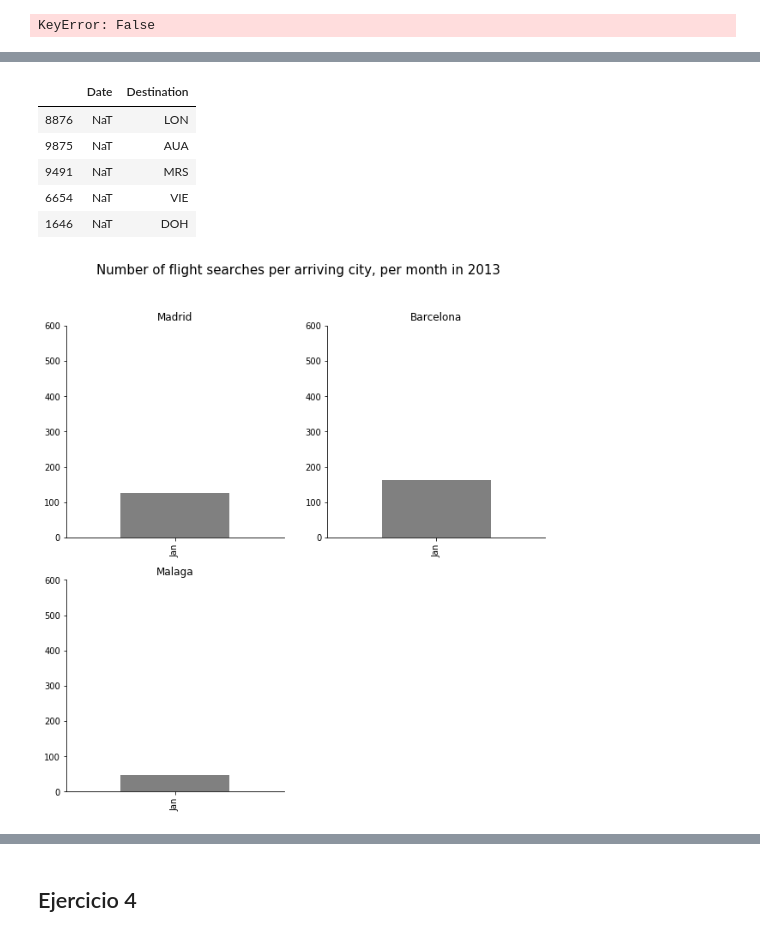
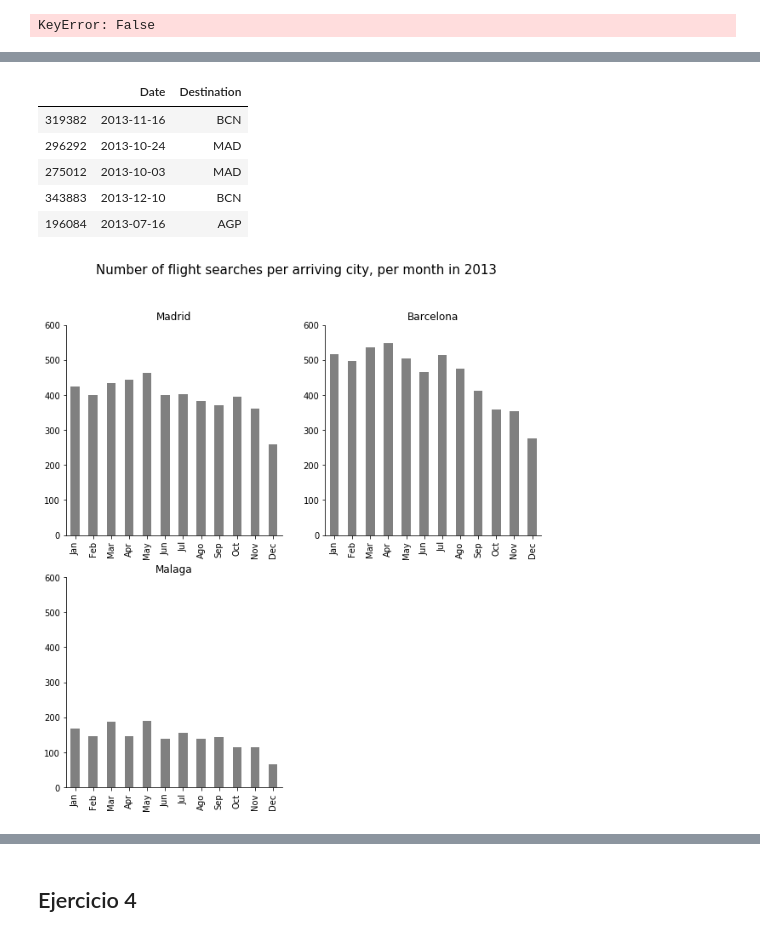
Before and after one commit to isabelpuche/Amadeus_Challenge, a Jupyter notebook: Amadeus_Challenge.ipynb, the cells around one changed output, grey strips where cells are left out. Drawn from its saved outputs; the diff is of its cells as text; code cells hidden in the pictures.

Commit message:
Finalización Tercer Ejercicio (función remove duplicates), Lectura archivo _nodup.csv, Realización del plot

```diff
--- a/Amadeus_Challenge.ipynb
+++ b/Amadeus_Challenge.ipynb
@@ -366,25 +405,13 @@ KeyError: False
 import pandas as pd
 pd.set_option('display.max_columns', None)
 
-# Read the csv file (.bz2)
-chunk_i3 = pd.read_csv('/home/isabel/Documentos/Master_KSchool/04_Amadeus_Challenge/searches.csv.bz2',\
-                  sep = "^", usecols = ["Date", "Destination"], parse_dates = ["Date"], chunksize = 1000000)
+# Read the csv file
+df_searches = pd.read_csv('searches_nodup.csv', sep = "^", usecols = ["Date", "Destination"], parse_dates = ["Date"])
 
-# Define the starting Data Frame:
-all_chunks3 = pd.DataFrame()
+# Get query and filter
+query = (df_searches["Destination"] == "MAD") | (df_searches["Destination"] == "BCN") | (df_searches["Destination"] == "AGP")
+df_searches = df_searches[query]
 
-# For loop, with enumerate: we will operate in every chunk and then append:
-for i, chunk3 in enumerate(chunk_i3):
-    print(i, len(chunk3))
-
-    # Get query and filter
-    query = (chunk3["Destination"] == "MAD") | (chunk3["Destination"] == "BCN") | (chunk3["Destination"] == "AGP")
-    result_chunk3 = chunk3[query]
-
-    # Append chunks in the resulting Data Frame:
-    all_chunks3 = all_chunks3.append(result_chunk3)
-
-
-# Print a sample
-all.chunks3.info()
+# Return a sample
+df_searches.sample(5)
 # %% [output]
@@ -426,44 +434,44 @@ memory usage: 15.5+ MB
 # %%
 # Convert dates to datetime
-df_searches["Date"] = pd.to_datetime(all_chunks3["Date"])
+df_searches["Date"] = pd.to_datetime(df_searches["Date"])
 # %%
 df_searches.sample(5)
 # %% [output]
 |  | Date | Destination |
-| 8876 | NaT | LON |
-| 9875 | NaT | AUA |
-| 9491 | NaT | MRS |
-| 6654 | NaT | VIE |
-| 1646 | NaT | DOH |
+| 319382 | 2013-11-16 | BCN |
+| 296292 | 2013-10-24 | MAD |
+| 275012 | 2013-10-03 | MAD |
+| 343883 | 2013-12-10 | BCN |
+| 196084 | 2013-07-16 | AGP |
 # %%
 # 4) Plot results
 
 # 4.1) Define airports and months
 airports = {"MAD":"Madrid","BCN":"Barcelona","AGP":"Malaga"}
 months = ["Jan","Feb","Mar","Apr","May","Jun","Jul","Ago","Sep","Oct","Nov","Dec"]
 
 # 4.2) Create figure
 fig = plt.figure(figsize = (10, 10))
 fig.suptitle('Number of flight searches per arriving city, per month in 2013', fontsize = 15)
 
 # 4.3) Aggregate and plot
 
 for i, iata_air in enumerate(airports):
     # Create subsequent subplots per airport
     axes = fig.add_subplot(2, 2, i + 1)
 
     # Operate in the DF, per airport: 1) Resample and count flight searches, 2)
-    df_plot = df_filter[df_filter["Destination"] == iata_air].resample("M", on = "Date").count()
+    df_plot = df_searches[df_searches["Destination"] == iata_air].resample("M", on = "Date").count()
     df_plot["Date"].plot(kind = "bar", title = airports[iata_air], color = "grey")
 
     # Define x and y labels, limits and spines
     axes.set_xticklabels(months)
     axes.xaxis.set_label_text("")
     axes.set_ylim(0,600)
     axes.spines['right'].set_visible(False)
     axes.spines['top'].set_visible(False)
 # %% [output]
-[figure, old version]
+[figure, new version]
 # %%
 # Plot monthly searches for arriving city in one figure:
 
```
Also changed, not shown: parts of 17 cells of this notebook.
